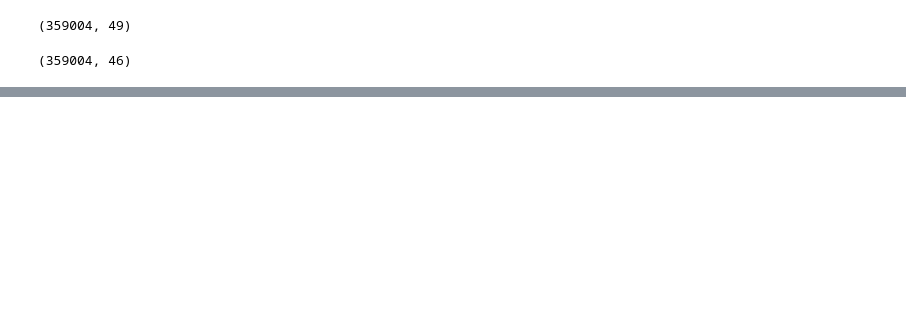
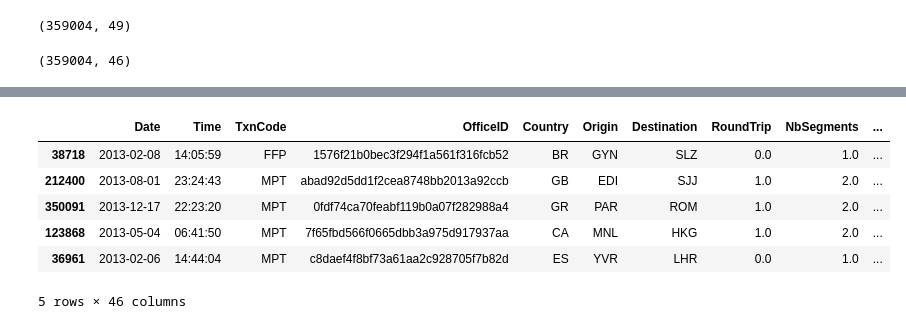
Before and after one commit to martaarozarena/master-data-science, a Jupyter notebook: AmadChallengeMarta.ipynb, the cells around one changed output, grey strips where cells are left out. Saved outputs shown, nothing was run; the diff lists cells and outputs as text; code cells hidden in the pictures; blank space fills up the shorter version.

```diff
--- a/AmadChallengeMarta.ipynb
+++ b/AmadChallengeMarta.ipynb
@@ -1275,0 +1305,10 @@ s_b.shape
+# %%
+s_b.sample(5)
+# %% [output]
+|  | Date | Time | TxnCode | OfficeID | Country | Origin | Destination | RoundTrip | NbSegments | ... |
+| 38718 | 2013-02-08 | 14:05:59 | FFP | 1576f21b0bec3f294f1a561f316fcb52 | BR | GYN | SLZ | 0.0 | 1.0 | ... |
+| 212400 | 2013-08-01 | 23:24:43 | MPT | abad92d5dd1f2cea8748bb2013a92ccb | GB | EDI | SJJ | 1.0 | 2.0 | ... |
+| 350091 | 2013-12-17 | 22:23:20 | MPT | 0fdf74ca70feabf119b0a07f282988a4 | GR | PAR | ROM | 1.0 | 2.0 | ... |
+| 123868 | 2013-05-04 | 06:41:50 | MPT | 7f65fbd566f0665dbb3a975d917937aa | CA | MNL | HKG | 1.0 | 2.0 | ... |
+| 36961 | 2013-02-06 | 14:44:04 | MPT | c8daef4f8bf73a61aa2c928705f7b82d | ES | YVR | LHR | 0.0 | 1.0 | ... |
+5 rows × 46 columns
```
Also changed, not shown: parts of 14 cells of this notebook.
